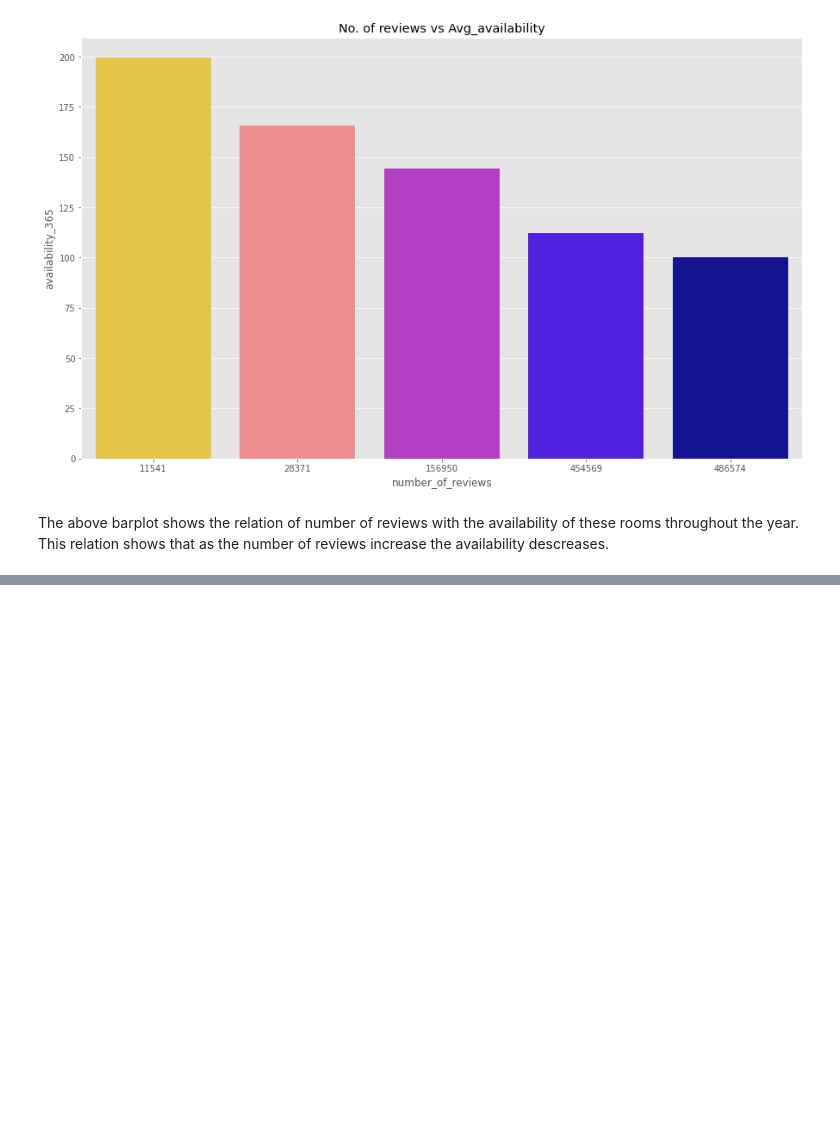
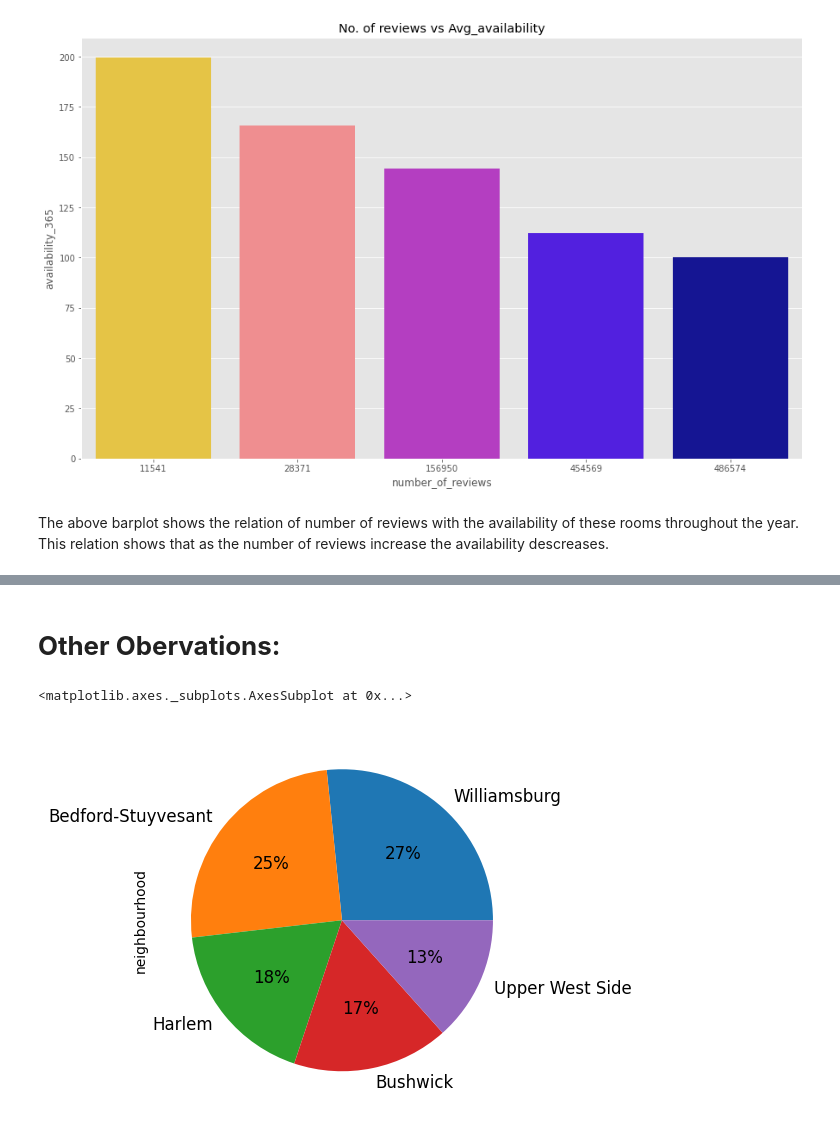
Before and after one commit to Deepakkarki24/Airbnb-Booking-Analysis, a Jupyter notebook: Deepak_Karki_Capstone_Project.ipynb, the cells around one changed output, grey strips where cells are left out. Drawn from its saved outputs; the diff is of its cells as text; code cells hidden in the pictures; blank space fills up the shorter version.

```diff
--- a/Deepak_Karki_Capstone_Project.ipynb
+++ b/Deepak_Karki_Capstone_Project.ipynb
@@ -570,0 +603,10 @@ The above barplot shows the relation of number of reviews with the availability
+# %% [markdown]
+# **Other Obervations:**
+# %%
+# Analyzing top busiest neighbourhood
+
+fig = plt.figure(figsize=(5,5), dpi=100)
+airbnb_data['neighbourhood'].value_counts().head().plot(kind='pie',  autopct='%1.0f%%', startangle=360, fontsize=12)
+# %% [output]
+<matplotlib.axes._subplots.AxesSubplot at 0x...>
+[figure, added]
```
Also changed, not shown: parts of 10 cells of this notebook.
